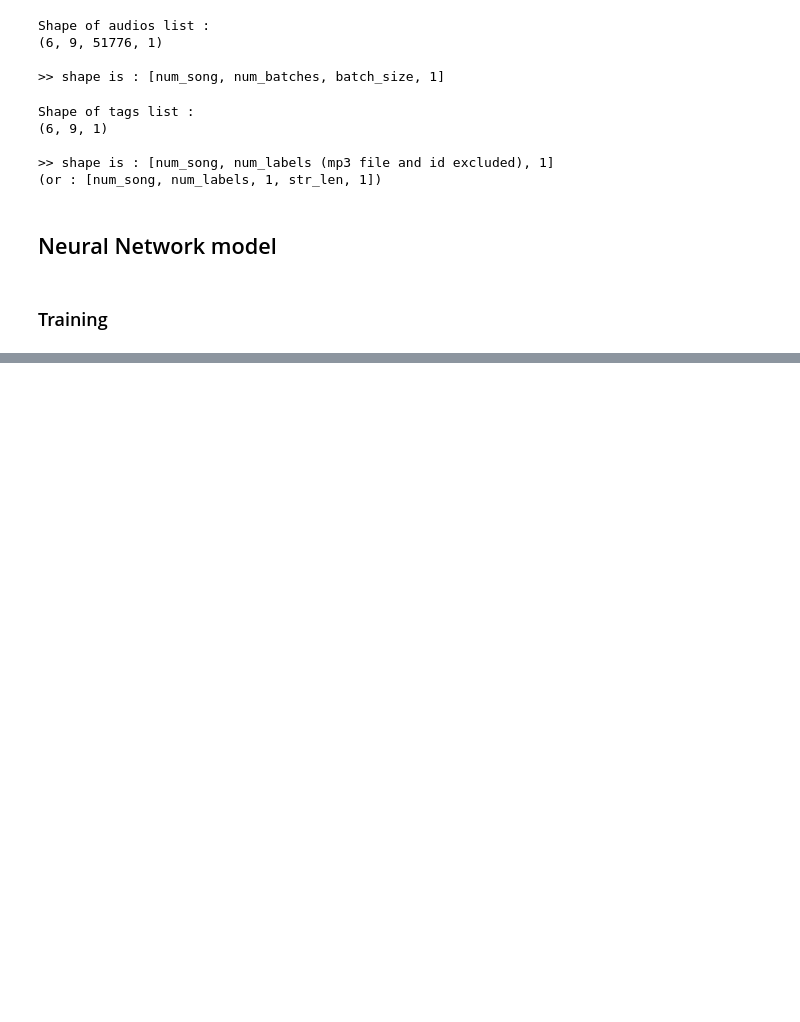
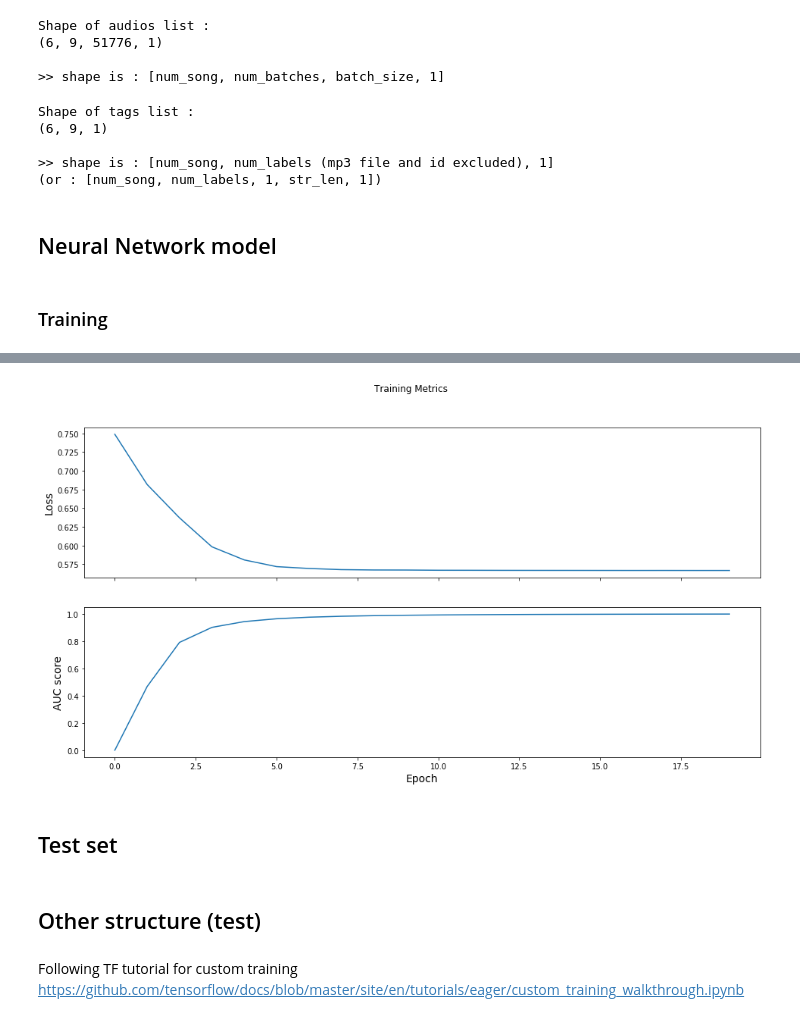
Before and after one commit to JustineWeb/pds, a Jupyter notebook: PDS.ipynb, the cells around one changed output, grey strips where cells are left out. Cells and saved outputs as stored; diff of their text form; code cells hidden in the pictures; blank space fills up the shorter version.

```diff
--- a/PDS.ipynb
+++ b/PDS.ipynb
@@ -356,8 +348,8 @@ label_header_with_count: ['guitar (4852)', 'classical (4272)', 'slow (3547)', 't
 
 # labels_name : liste of columns name which we want to load
 
-def load_audio_label(labels, directory, sample_rate, num_songs, labels_name=LABELS_NAME):
-    files = find_files(directory, sample=num_songs)
+def load_audio_label(labels, directory, sample_rate, num_songs, labels_name=LABELS_NAME, sub_dir=None):
+    files = find_files(directory, sample=num_songs, sub_dir=sub_dir)
     randomized_files = randomize_files(files)
     count = 0
     audios = np.ndarray(shape=(num_songs, BATCH_NB, BATCH_SIZE, 1), dtype=np.float32, order='F')
@@ -401,7 +393,7 @@ def load_audio_label(labels, directory, sample_rate, num_songs, labels_name=LABE
 # > otherwise MEMORY ISSUES !!!!!!
 print("Loading data ...")
 start = time.time()
-audios, tags = load_audio_label(cleaned, DATA_DIRECTORY, None, num_songs = NB_SONGS)
+audios, tags = load_audio_label(cleaned, DATA_DIRECTORY, None, num_songs=NB_SONGS, sub_dir=TRAIN_DIR)
 end = time.time()
 duration = end-start
 print(">> Total loading time - {} songs : {:.2f} sec".format(NB_SONGS, duration))
@@ -442,6 +434,10 @@ tags_flatten = tags.reshape(-1, tags.shape[-1])
 tf.reset_default_graph()
 # %% [markdown]
 ### Training
+# %%
+# keep results for plotting
+train_loss_results = []
+train_auc_results = []
 # %%
 print("Initializing tf model ...")
 
@@ -467,9 +463,15 @@ with tf.Session() as sess:
     sess.run(init)
     for i in tqdm(range(EPOCHS)):
         predict, _, loss_value, auc_score = sess.run([predictions, train_op, reduced_loss, auc])
-        print("Iter: {}, Loss: {:.4f}, AUC : {:.4f}".format(i, loss_value, auc_score[0]))
-        print("Predictions : {}".format(predict.flatten()))
-        print()
+
+        auc_result, update_op = auc_score
+
+        train_loss_results.append(loss_value)
+        train_auc_results.append(auc_result)
+
+        print("Iter: {}, Loss: {:.4f}, AUC : {:.4f}".format(i, loss_value, auc_result))
+        #print("Predictions : {}".format(predict.flatten()))
+        #print()
 
 end = time.time()
 duration2 = end-start
@@ -502,0 +505,21 @@ Total time: 108.10 sec.
+# %%
+# modify this : the epoch axis not not integers which doesn't make sense
+fig, axes = plt.subplots(2, sharex=True, figsize=(16, 8))
+fig.suptitle('Training Metrics')
+
+axes[0].set_ylabel("Loss", fontsize=14)
+axes[0].plot(train_loss_results)
+
+axes[1].set_ylabel("AUC score", fontsize=14)
+axes[1].set_xlabel("Epoch", fontsize=14)
+axes[1].plot(train_auc_results)
+plt.show()
+# %% [output]
+[figure, added]
+# %% [markdown]
+## Test set
+# %% [markdown]
+## Other structure (test)
+# %% [markdown]
+Following TF tutorial for custom training
+https://github.com/tensorflow/docs/blob/master/site/en/tutorials/eager/custom_training_walkthrough.ipynb
```
Also changed, not shown: parts of 9 cells of this notebook.
